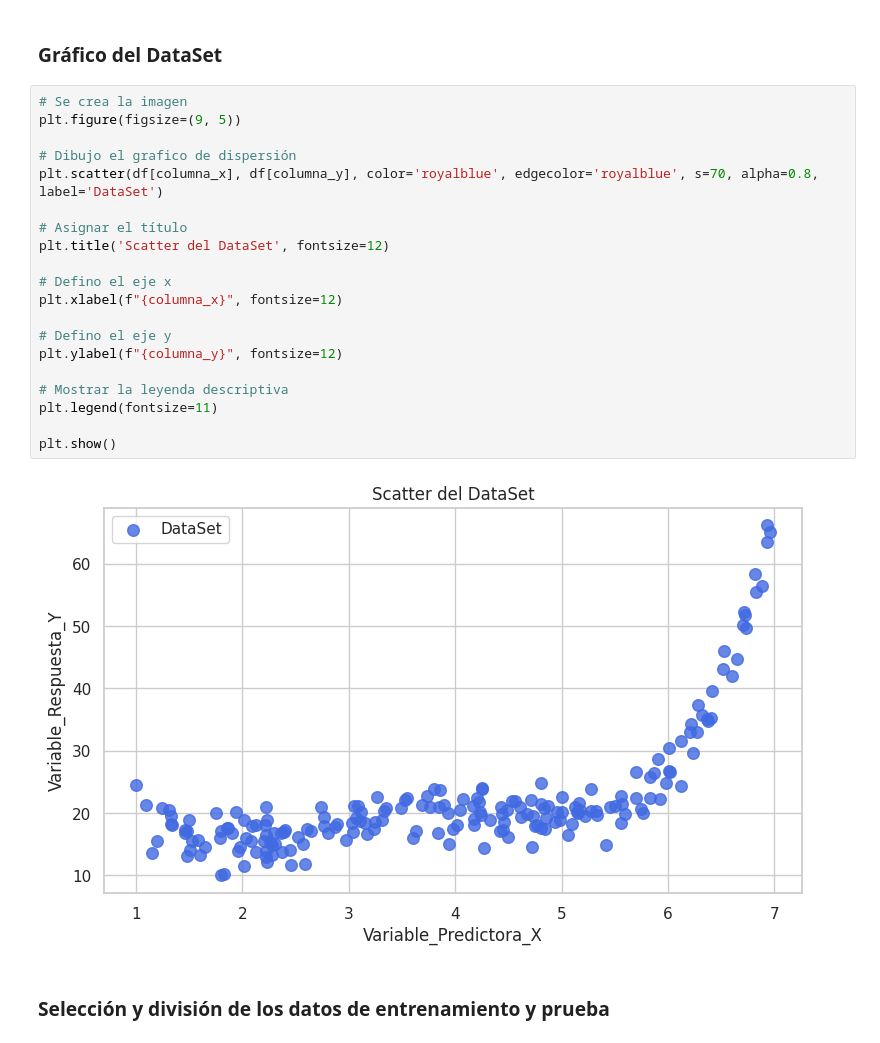
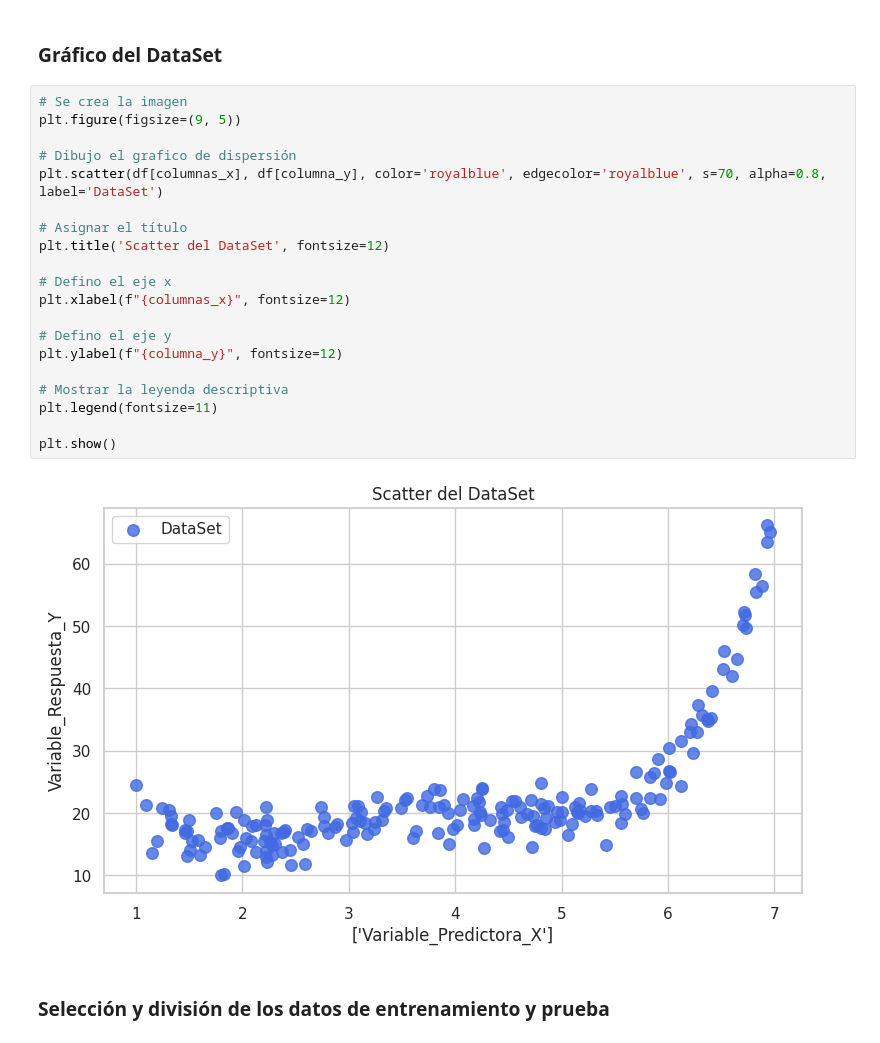
Before and after one commit to JonaEmmOfCruz/Machine-learning, a Jupyter notebook: Hands-on 3/Hands_on_3_Polynomial_Regression.ipynb, the cells around one changed output. Saved outputs shown, nothing was run; the diff lists cells and outputs as text.

```diff
--- a/Hands-on 3/Hands_on_3_Polynomial_Regression.ipynb
+++ b/Hands-on 3/Hands_on_3_Polynomial_Regression.ipynb
@@ -184,25 +184,25 @@ Dimensiones de X: (200, 1)
 # %%
 # Se crea la imagen
 plt.figure(figsize=(9, 5))
 
 # Dibujo el grafico de dispersión
-plt.scatter(df[columna_x], df[columna_y], color='royalblue', edgecolor='royalblue', s=70, alpha=0.8, label='DataSet')
+plt.scatter(df[columnas_x], df[columna_y], color='royalblue', edgecolor='royalblue', s=70, alpha=0.8, label='DataSet')
 
 # Asignar el título
 plt.title('Scatter del DataSet', fontsize=12)
 
 # Defino el eje x
-plt.xlabel(f"{columna_x}", fontsize=12)
+plt.xlabel(f"{columnas_x}", fontsize=12)
 
 # Defino el eje y
 plt.ylabel(f"{columna_y}", fontsize=12)
 
 # Mostrar la leyenda descriptiva
 plt.legend(fontsize=11)
 
 plt.show()
 # %% [output]
-[figure, old version]
+[figure, new version]
 # %% [markdown]
 <h3><strong>Selección y división de los datos de entrenamiento y prueba</strong></h3>
 # %%
```
Also changed, not shown: parts of 3 cells of this notebook.
